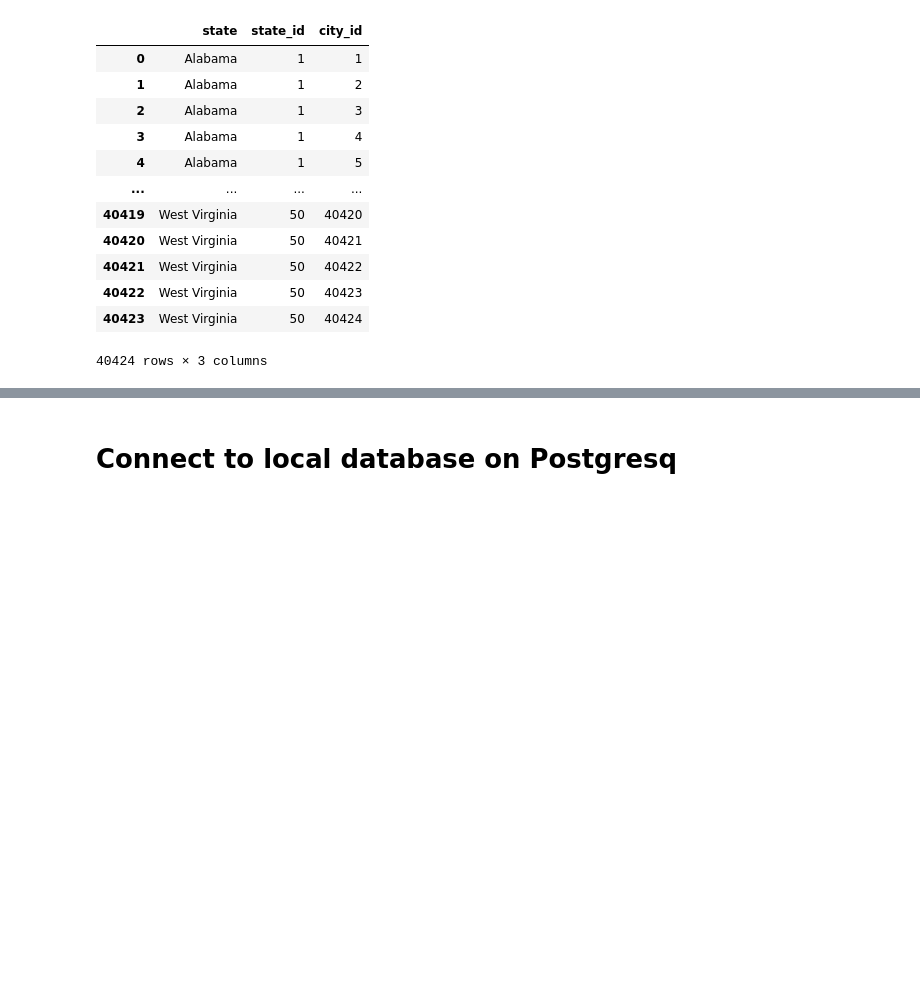
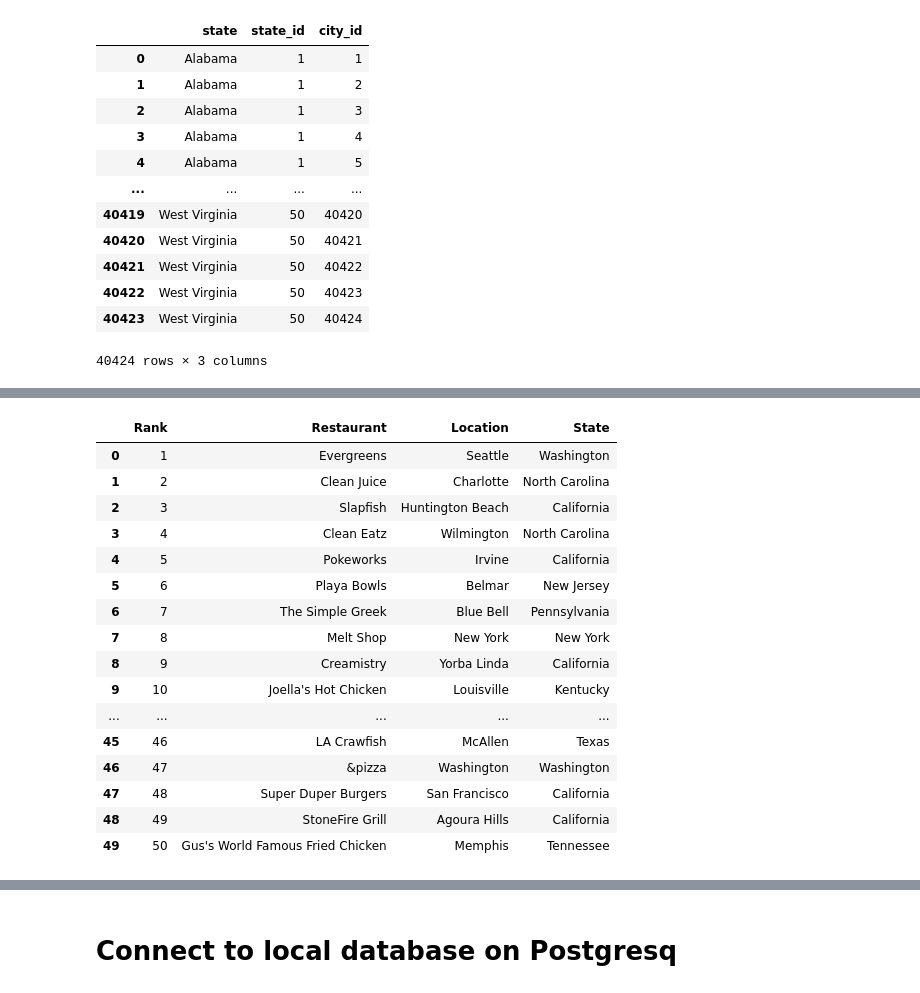
Before and after one commit to AliceSartori/ProjectETL, a Jupyter notebook: Project_ETL.ipynb, the cells around one changed output, grey strips where cells are left out. Drawn from its saved outputs; the diff is of its cells as text; code cells hidden in the pictures; blank space fills up the shorter version.

Commit message:
added restaurant

```diff
--- a/Project_ETL.ipynb
+++ b/Project_ETL.ipynb
@@ -713,0 +718,4 @@ state
+# %%
+future_file = "sam/Future50.csv"
+future_df = pd.read_csv(future_file)
+future_df.head()
@@ -713,0 +829,3 @@ state
+# %%
+new_future_df=future_df.convert_dtypes()
+new_future_df.info()
@@ -713,0 +889,22 @@ state
+# %%
+#subsetting the dataframe
+new_future_df=new_future_df[['Rank', 'Restaurant', 'Location', 'State']]
+new_future_df
+# %% [output]
+|  | Rank | Restaurant | Location | State |
+| 0 | 1 | Evergreens | Seattle | Washington |
+| 1 | 2 | Clean Juice | Charlotte | North Carolina |
+| 2 | 3 | Slapfish | Huntington Beach | California |
+| 3 | 4 | Clean Eatz | Wilmington | North Carolina |
+| 4 | 5 | Pokeworks | Irvine | California |
+| 5 | 6 | Playa Bowls | Belmar | New Jersey |
+| 6 | 7 | The Simple Greek | Blue Bell | Pennsylvania |
+| 7 | 8 | Melt Shop | New York | New York |
+| 8 | 9 | Creamistry | Yorba Linda | California |
+| 9 | 10 | Joella's Hot Chicken | Louisville | Kentucky |
+| ... | ... | ... | ... | ... |
+| 45 | 46 | LA Crawfish | McAllen | Texas |
+| 46 | 47 | &pizza | Washington | Washington |
+| 47 | 48 | Super Duper Burgers | San Francisco | California |
+| 48 | 49 | StoneFire Grill | Agoura Hills | California |
+| 49 | 50 | Gus's World Famous Fried Chicken | Memphis | Tennessee |
```
Also changed, not shown: parts of 17 cells of this notebook.
